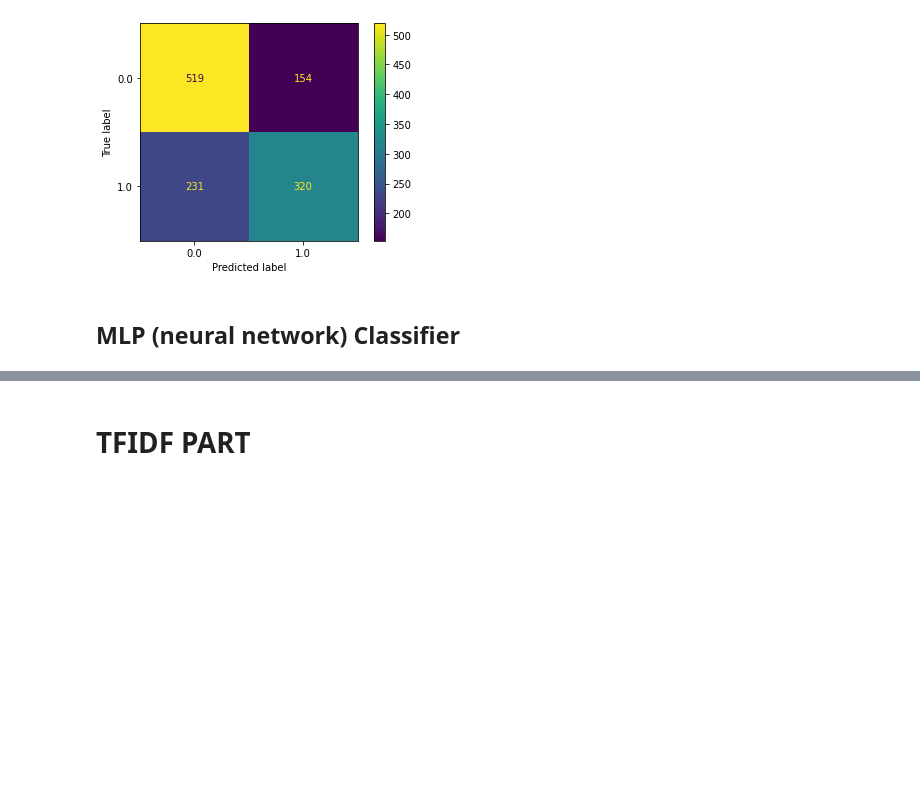
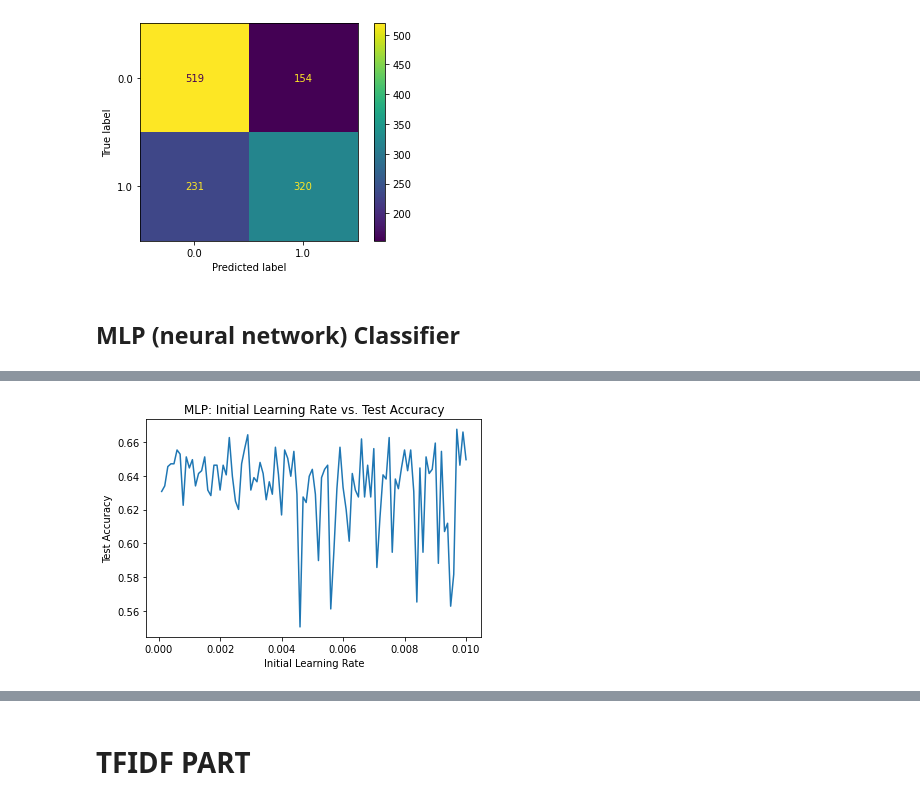
Before and after one commit to ShashiKiranMR/CS-7641-ML-Project, a Jupyter notebook: src/supervised.ipynb, the cells around one changed output, grey strips where cells are left out. Saved outputs shown, nothing was run; the diff lists cells and outputs as text; code cells hidden in the pictures; blank space fills up the shorter version.

```diff
--- a/src/supervised.ipynb
+++ b/src/supervised.ipynb
@@ -536,0 +585,12 @@ Test Accuracy:  62.99019607843137
+# %%
+x_values = np.arange(0.0001, 0.01001, 0.0001)
+y_values = []
+for v in np.arange(100):
+    y_values.append(max(test_accuracies[v*4:v*4+4]))
+plt.plot(x_values, y_values)
+plt.xlabel('Initial Learning Rate')
+plt.ylabel('Test Accuracy')
+plt.title('MLP: Initial Learning Rate vs. Test Accuracy')
+plt.show()
+# %% [output]
+[figure, added]
```
Also changed, not shown: parts of 13 cells of this notebook.
